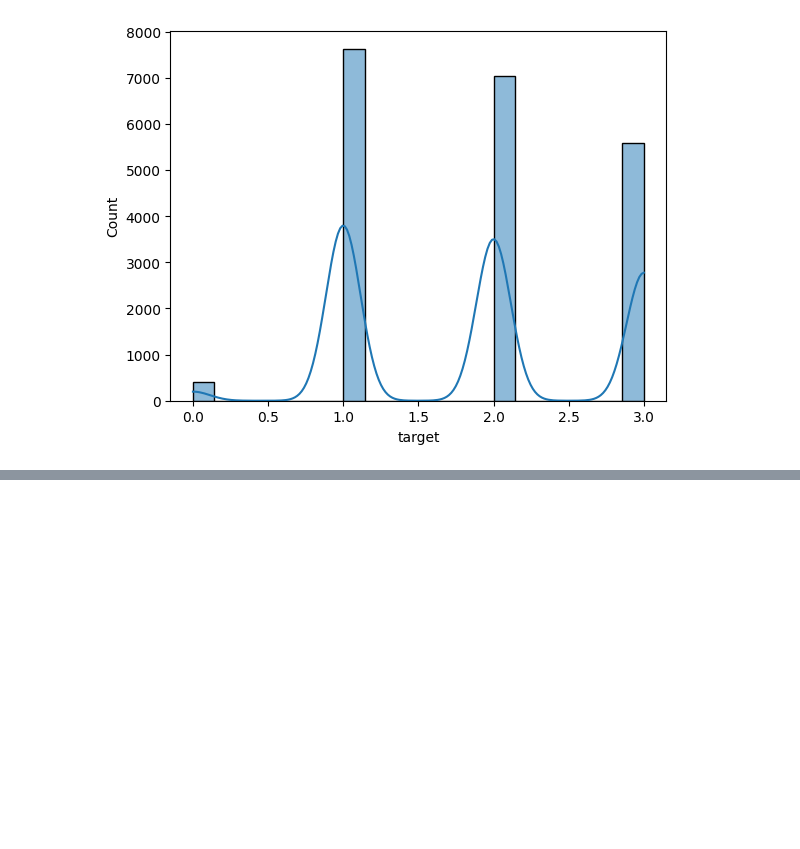
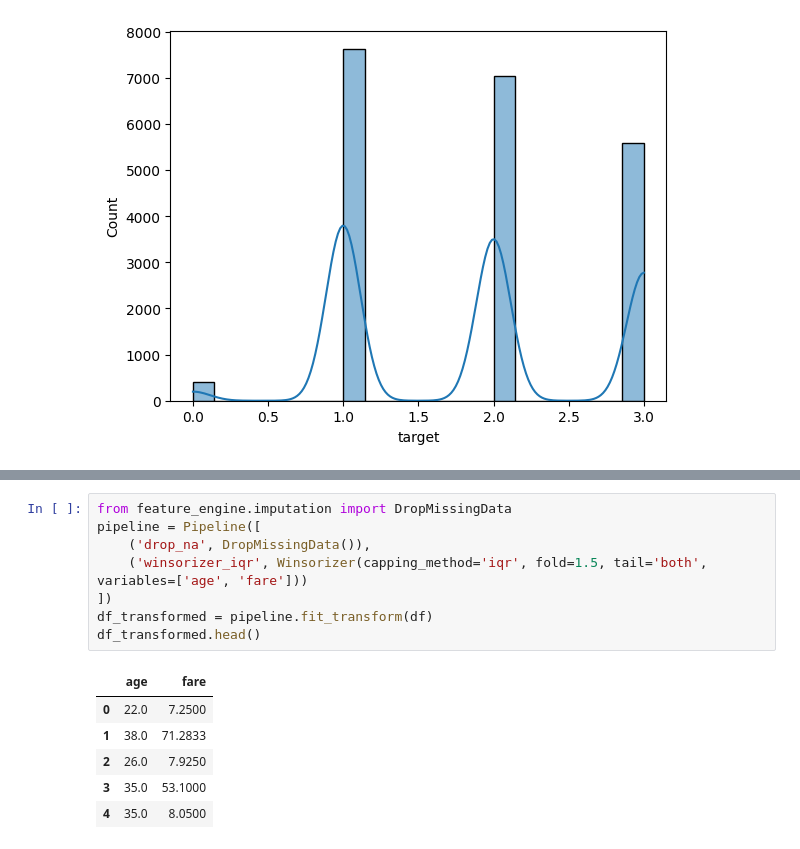
Before and after one commit to Danpr1984/Calculator-, a Jupyter notebook: feature_engine.ipynb, the cells around one changed output, grey strips where cells are left out. Drawn from its saved outputs; the diff is of its cells as text; blank space fills up the shorter version.

```diff
--- a/feature_engine.ipynb
+++ b/feature_engine.ipynb
@@ -948,0 +1026,15 @@ plt.show()
+# %%
+from feature_engine.imputation import DropMissingData
+pipeline = Pipeline([
+    ('drop_na', DropMissingData()),
+    ('winsorizer_iqr', Winsorizer(capping_method='iqr', fold=1.5, tail='both', variables=['age', 'fare']))
+])
+df_transformed = pipeline.fit_transform(df)
+df_transformed.head()
+# %% [output]
+|  | age | fare |
+| 0 | 22.0 | 7.2500 |
+| 1 | 38.0 | 71.2833 |
+| 2 | 26.0 | 7.9250 |
+| 3 | 35.0 | 53.1000 |
+| 4 | 35.0 | 8.0500 |
```
Also changed, not shown: parts of 10 cells of this notebook.
